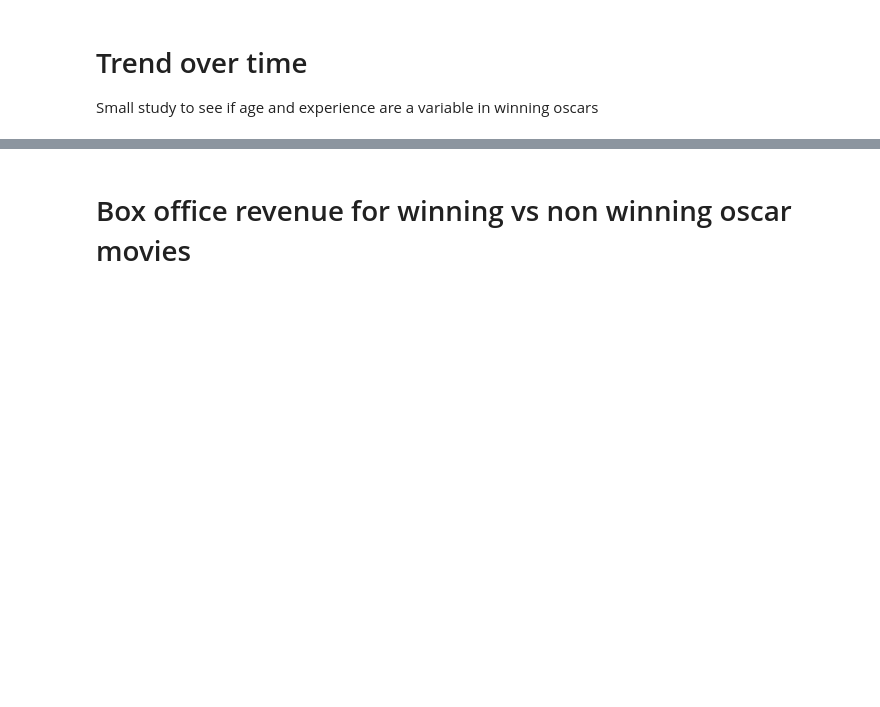
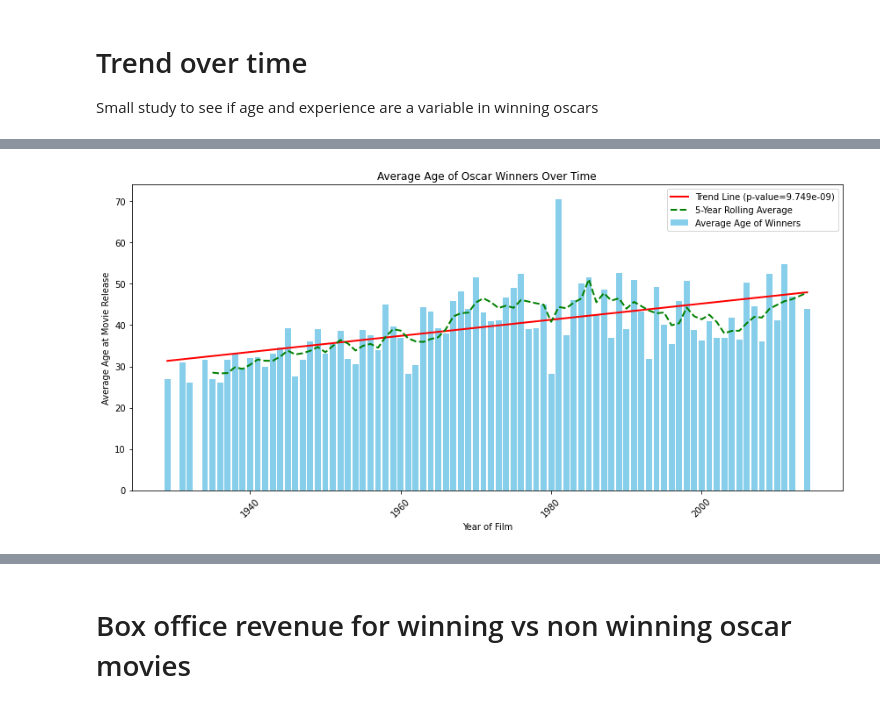
Before and after one commit to epfl-ada/ada-2024-project-theundocumentedanalysts, a Jupyter notebook: src/scripts/oscars_movies_analysis.ipynb, the cells around one changed output, grey strips where cells are left out. Cells and saved outputs as stored; diff of their text form; code cells hidden in the pictures; blank space fills up the shorter version.

```diff
--- a/src/scripts/oscars_movies_analysis.ipynb
+++ b/src/scripts/oscars_movies_analysis.ipynb
@@ -25,10 +22,10 @@ This first study is to find the relation between actor pairs, we first clean the
 ### Steps :
 - We removed the irrelevant columns and merged on the
 # %%
-character_metadata = pd.read_csv(ABS_PATH+'data/CMU_dataset/character.metadata.tsv', sep='\t')
-oscars =pd.read_csv(ABS_PATH+'data/the_oscar_award.csv')
-movie_metadata = pd.read_csv(ABS_PATH+'data/CMU_dataset/movie.metadata.tsv', sep='\t')
-movie_data = pd.read_csv(ABS_PATH+'data/movie_data.csv')
+character_metadata = pd.read_csv('/Users/sami.amrouche/Data_Science_minor/ada/ada-2024-project-theundocumentedanalysts/Data/character.metadata.tsv', sep='\t')
+oscars =pd.read_csv('/Users/sami.amrouche/Data_Science_minor/ada/ada-2024-project-theundocumentedanalysts/Data/the_oscar_award.csv')
+movie_metadata = pd.read_csv('/Users/sami.amrouche/Data_Science_minor/ada/ada-2024-project-theundocumentedanalysts/Data/movie.metadata.tsv', sep='\t')
+movie_data = pd.read_csv('/Users/sami.amrouche/Data_Science_minor/ada/ada-2024-project-theundocumentedanalysts/Data/movie_data.csv')
 # %%
 movie_metadata.columns =['Wikipedia movie ID','Freebase movie ID','Movie name','Movie release date',
                          'Movie box office revenue','Movie runtime','Movie languages',
@@ -313,0 +336,83 @@ plt.show()
+# %%
+# Filter winning data to include only rows where the 'winner' column is True
+winning_data = filtered_matching_oscar_data[filtered_matching_oscar_data['winner'] == True]
+
+# Drop NaN values for 'Actor age at movie release' to ensure valid data
+winning_data = winning_data.dropna(subset=['Actor age at movie release'])
+
+# Calculate the average age over the years
+avg_age_over_years = winning_data.groupby('year_film')['Actor age at movie release'].mean()
+
+# Drop NaN values to ensure valid data for regression (though we've already handled this)
+avg_age_over_years = avg_age_over_years.dropna()
+
+# Perform linear regression to understand the trend
+years = avg_age_over_years.index.values
+avg_ages = avg_age_over_years.values
+
+# Check if there are enough data points and if there's variation in the data
+if len(years) > 1 and np.std(avg_ages) > 0:
+    slope, intercept, r_value, p_value, std_err = linregress(years, avg_ages)
+
+    # Generate the trend line using the regression parameters
+    trend_line = slope * years + intercept
+
+    # Plotting the bar chart of average ages
+    plt.figure(figsize=(12, 6))
+    plt.bar(years, avg_ages, color='skyblue', label='Average Age of Winners')
+
+    # Plotting the linear regression trend line
+    plt.plot(years, trend_line, color='red', linewidth=2, label=f'Trend Line (p-value={p_value:.3e})')
+
+    # Plotting the rolling average
+    rolling_avg = avg_age_over_years.rolling(window=5).mean()
+    plt.plot(years, rolling_avg, color='green', linestyle='--', linewidth=2, label='5-Year Rolling Average')
+
+    # Customize plot
+    plt.xlabel('Year of Film')
+    plt.ylabel('Average Age at Movie Release')
+    plt.title('Average Age of Oscar Winners Over Time')
+    plt.xticks(rotation=45)
+    plt.legend()
+    plt.tight_layout()
+
+    # Display the bar plot with trend line and rolling average
+    plt.show()
+else:
+    print("Not enough data points or no variation in the average ages to perform linear regression.")
+
+# Adding decade column
+winning_data['decade'] = (winning_data['year_film'] // 10) * 10
+
+# Group by decade and collect ages for ANOVA
+decade_groups = winning_data.groupby('decade')['Actor age at movie release'].apply(list)
+
+# Drop empty groups (which can occur if there are missing values in some groups)
+decade_groups = decade_groups[decade_groups.apply(len) > 0]
+
+# Perform ANOVA
+if len(decade_groups) > 1:
+    f_stat, p_value_anova = f_oneway(*decade_groups)
+
+    # Print ANOVA results
+    print(f"ANOVA F-statistic: {f_stat:.3f}, p-value: {p_value_anova:.3e}")
+
+    # Plotting boxplot for ages by decade
+    plt.figure(figsize=(10, 6))
+    decades = list(decade_groups.index)
+    data = list(decade_groups.values)
+    plt.boxplot(data, labels=decades, patch_artist=True, boxprops=dict(facecolor='skyblue'))
+
+    # Customize boxplot
+    plt.xlabel('Decade')
+    plt.ylabel('Actor Age at Movie Release')
+    plt.title('Distribution of Actor Ages by Decade')
+    plt.xticks(rotation=45)
+    plt.tight_layout()
+
+    # Display the boxplot
+    plt.show()
+else:
+    print("Not enough groups to perform ANOVA.")
+# %% [output]
+[figure, added]
```
Also changed, not shown: parts of 11 cells of this notebook, 2 other files.
